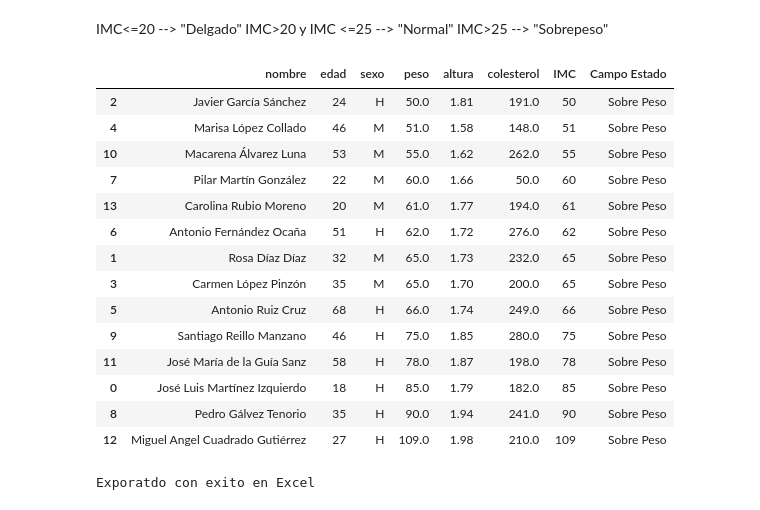
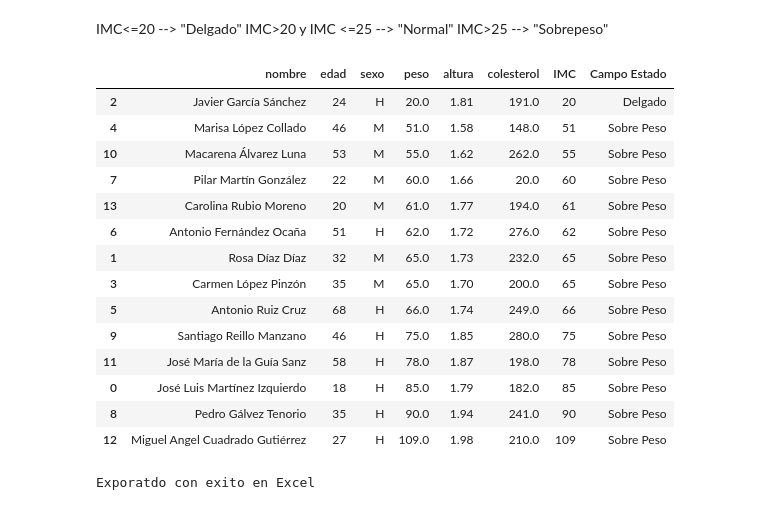
Before and after one commit to xkrizthx/Python, a Jupyter notebook: tareaDataframe.ipynb, the cells around one changed output. Cells and saved outputs as stored; diff of their text form; code cells hidden in the pictures.

```diff
--- a/tareaDataframe.ipynb
+++ b/tareaDataframe.ipynb
@@ -23,7 +23,7 @@ df0
 | 12 | Miguel Angel Cuadrado Gutiérrez | 27 | H | 109.0 | 1.98 | 210.0 |
 | 13 | Carolina Rubio Moreno | 20 | M | 61.0 | 1.77 | 194.0 |
 # %%
-df1=df0.fillna(50)
+df1=df0.fillna(20)
 df1['IMC']=df1['peso']/df1['altura']*df1['altura']
 df1.IMC = pd.to_numeric(df1.IMC, downcast='integer')
 df1
@@ -49,16 +49,16 @@ Al dataframe colesterol van agregar un campo que se denomine IMC = peso/(altura*
 IMC<=20 --> "Delgado" IMC>20 y IMC <=25 --> "Normal" IMC>25 --> "Sobrepeso"
 # %%
  df2=df1
-condiciones=[ (df2['IMC']<=20),(df2['IMC'] >20) & (df3['IMC'] <=25),(df2['IMC'] >25)]
+condiciones=[ (df2['IMC']<=20),(df2['IMC'] >20) & (df2['IMC'] <=25),(df2['IMC'] >25)]
 opciones=['Delgado','Normal','Sobre Peso']
 df2['Campo Estado']=np.select(condiciones,opciones)
 df2.sort_values('IMC')
 # %% [output]
 |  | nombre | edad | sexo | peso | altura | colesterol | IMC | Campo Estado |
-| 2 | Javier García Sánchez | 24 | H | 50.0 | 1.81 | 191.0 | 50 | Sobre Peso |
+| 2 | Javier García Sánchez | 24 | H | 20.0 | 1.81 | 191.0 | 20 | Delgado |
 | 4 | Marisa López Collado | 46 | M | 51.0 | 1.58 | 148.0 | 51 | Sobre Peso |
 | 10 | Macarena Álvarez Luna | 53 | M | 55.0 | 1.62 | 262.0 | 55 | Sobre Peso |
-| 7 | Pilar Martín González | 22 | M | 60.0 | 1.66 | 50.0 | 60 | Sobre Peso |
+| 7 | Pilar Martín González | 22 | M | 60.0 | 1.66 | 20.0 | 60 | Sobre Peso |
 | 13 | Carolina Rubio Moreno | 20 | M | 61.0 | 1.77 | 194.0 | 61 | Sobre Peso |
 | 6 | Antonio Fernández Ocaña | 51 | H | 62.0 | 1.72 | 276.0 | 62 | Sobre Peso |
 | 1 | Rosa Díaz Díaz | 32 | M | 65.0 | 1.73 | 232.0 | 65 | Sobre Peso |
```
Also changed, not shown: parts of 1 cell of this notebook.
